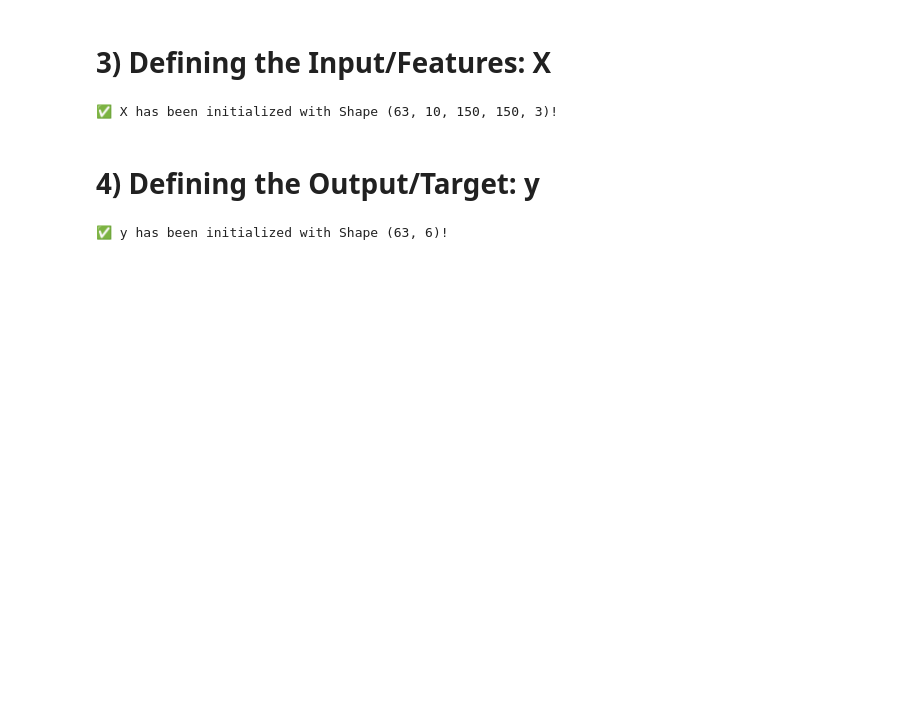
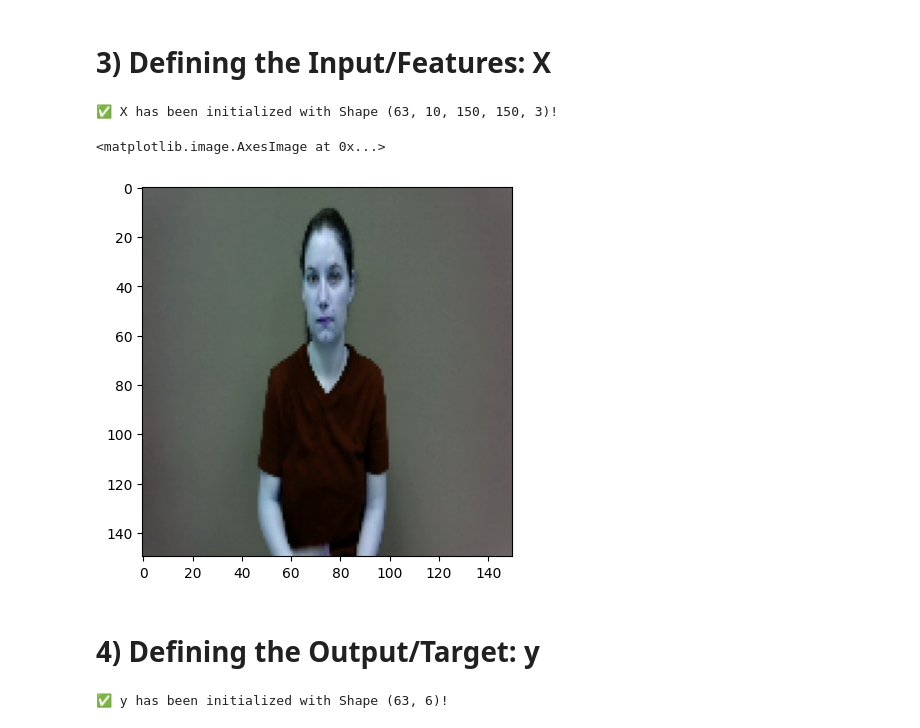
Before and after one commit to Kaaykun/SignFlow, a Jupyter notebook: backend/notebooks/data_preprocessing_Jaris.ipynb, the cells around one changed output. Cells and saved outputs as stored; diff of their text form; code cells hidden in the pictures; blank space fills up the shorter version.

```diff
--- a/backend/notebooks/data_preprocessing_Jaris.ipynb
+++ b/backend/notebooks/data_preprocessing_Jaris.ipynb
@@ -167,3 +193,13 @@ selected_df
 | 61 | cold | 11634 | https://www.signingsavvy.com/sign... | 67.0 |
 | 62 | cold | 11635 | https://www.signingsavvy.com/sign... | 33.0 |
 63 rows × 4 columns
+# %%
+for video_id in features_df['video_id']:
+    if os.path.exists(f'{main_path}videos/{video_id}.mp4'):
+        cap = cv2.VideoCapture(f'{main_path}videos/{video_id}.mp4')
+        length = int(cap.get(cv2.CAP_PROP_FRAME_COUNT))
+        features_df.loc[features_df['video_id'] == video_id, ['video_length']] = int(length)
+    pass
+
+features_df = features_df.reset_index(drop=True)
+features_df
@@ -196,9 +251,10 @@ def sample_frames(video_path, frames_per_video, total_frames):
                 # Resize frame to required size
                 frame = cv2.resize(frame, target_size)
                 # CV2 output BGR -> converting to RGB
-                frame_rgb = cv2.cvtColor(frame, cv2.COLOR_BGR2RGB)
+                # frame_rgb = cv2.cvtColor(frame, cv2.COLOR_BGR2RGB)
                 # Append to list of frames
-                frames.append(frame_rgb)
+                # frames.append(frame_rgb)
+                frames.append(frame)
 
             frame_counter += 1
 
@@ -228,6 +284,11 @@ else:
     print('❌ X has not been initialized properly!')
 # %% [output]
 ✅ X has been initialized with Shape (63, 10, 150, 150, 3)!
+# %%
+plt.imshow(X[0][0])
+# %% [output]
+<matplotlib.image.AxesImage at 0x...>
+[figure, added]
 # %% [markdown]
 # 4) Defining the Output/Target: y #
 # %%
```
Also changed, not shown: parts of 4 cells of this notebook, 6 other files.
